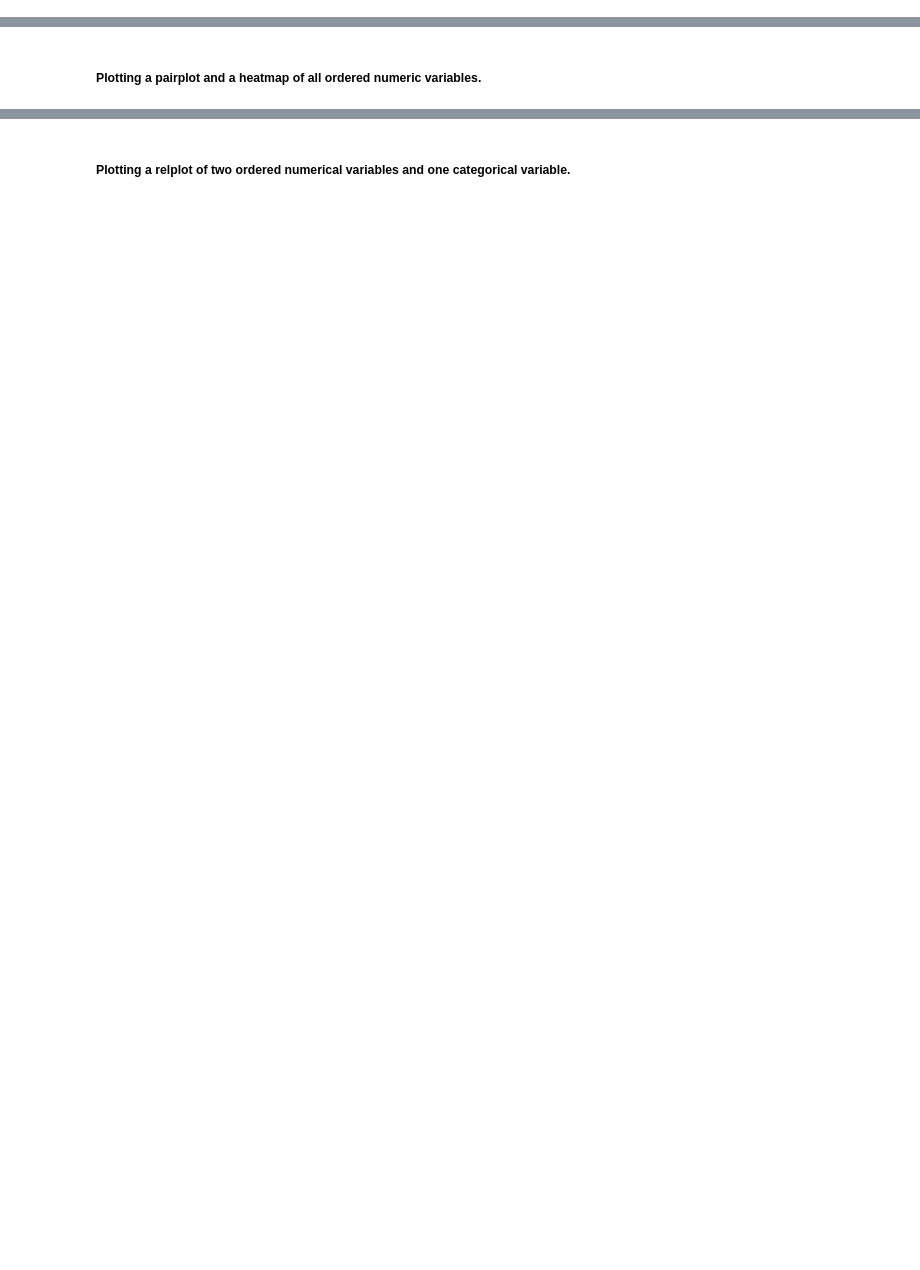
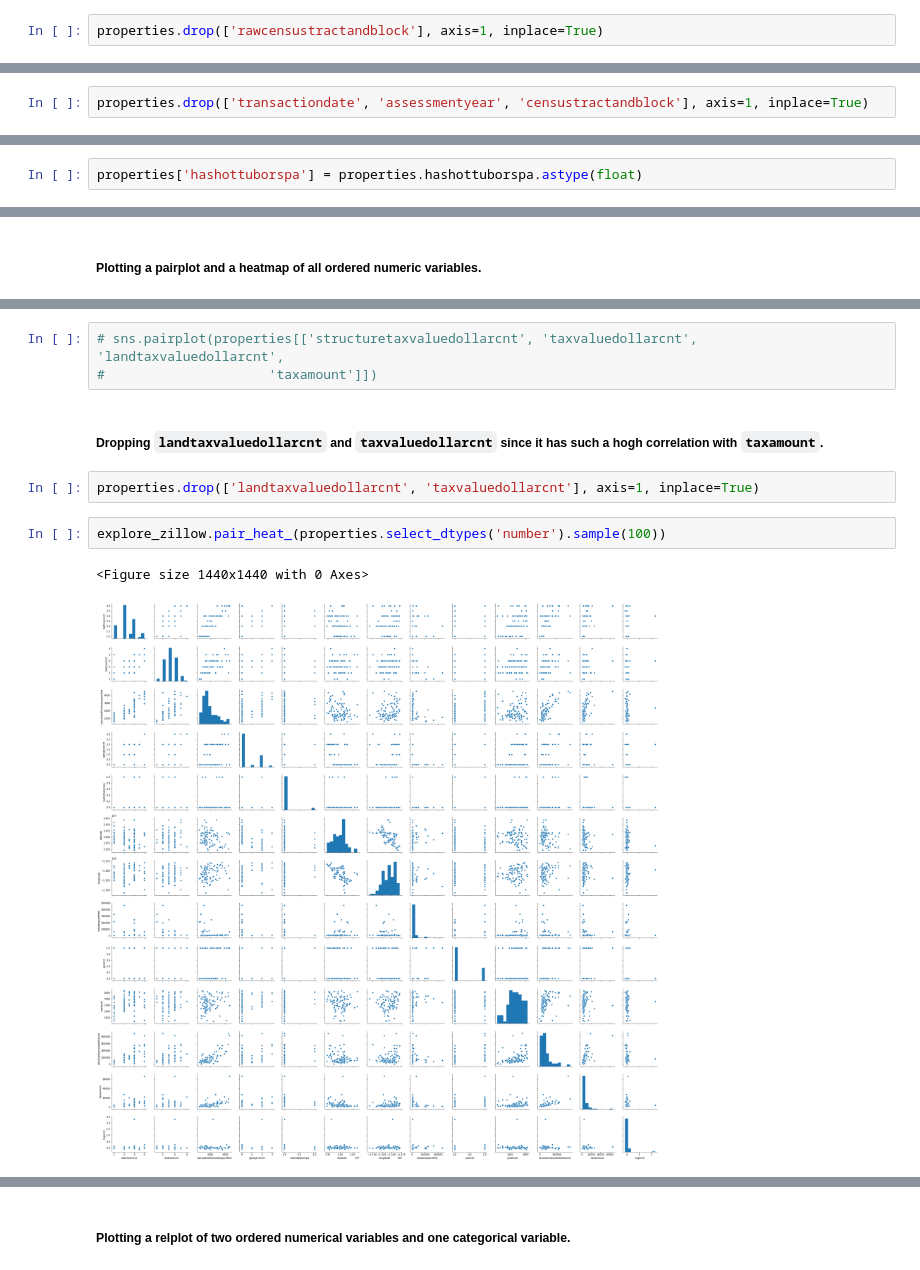
Before and after one commit to matthewzapata/ds-methodologies-exercises, a Jupyter notebook: clustering/zillow_exercises.ipynb, the cells around one changed output, grey strips where cells are left out. Cells and saved outputs as stored; diff of their text form; blank space fills up the shorter version.

```diff
--- a/clustering/zillow_exercises.ipynb
+++ b/clustering/zillow_exercises.ipynb
@@ -162,0 +201,2 @@ properties.drop(['basementsqft', 'decktypeid', 'fireplacecnt', 'poolsizesum'], a
+# %%
+properties.drop(['rawcensustractandblock'], axis=1, inplace=True)
@@ -163,3 +205,5 @@ properties.drop(['basementsqft', 'decktypeid', 'fireplacecnt', 'poolsizesum'], a
+# %%
+properties.drop(['transactiondate', 'assessmentyear', 'censustractandblock'], axis=1, inplace=True)
 # %% [markdown]
 ##### Are the descriptions useful? Example: `airconditioningdesc` can be centralized or refrigeration, but can also just be 'yes'.
 Seeing that properties can have 'presumably' no air conditioning but still have a bed or bath, it seems like this column may not be useful.
@@ -254,2 +304,4 @@ Name: bathroomcnt, dtype: float64
+# %%
+properties['hashottuborspa'] = properties.hashottuborspa.astype(float)
 # %% [markdown]
 ## Exploration Phase
@@ -262,0 +357,12 @@ Name: bathroomcnt, dtype: float64
+# %%
+# sns.pairplot(properties[['structuretaxvaluedollarcnt', 'taxvaluedollarcnt', 'landtaxvaluedollarcnt',
+#                     'taxamount']])
+# %% [markdown]
+##### Dropping `landtaxvaluedollarcnt` and `taxvaluedollarcnt` since it has such a hogh correlation with `taxamount`.
+# %%
+properties.drop(['landtaxvaluedollarcnt', 'taxvaluedollarcnt'], axis=1, inplace=True)
+# %%
+explore_zillow.pair_heat_(properties.select_dtypes('number').sample(100))
+# %% [output]
+<Figure size 1440x1440 with 0 Axes>
+[figure, added]
```
Also changed, not shown: parts of 185 cells of this notebook, 2 other files.
